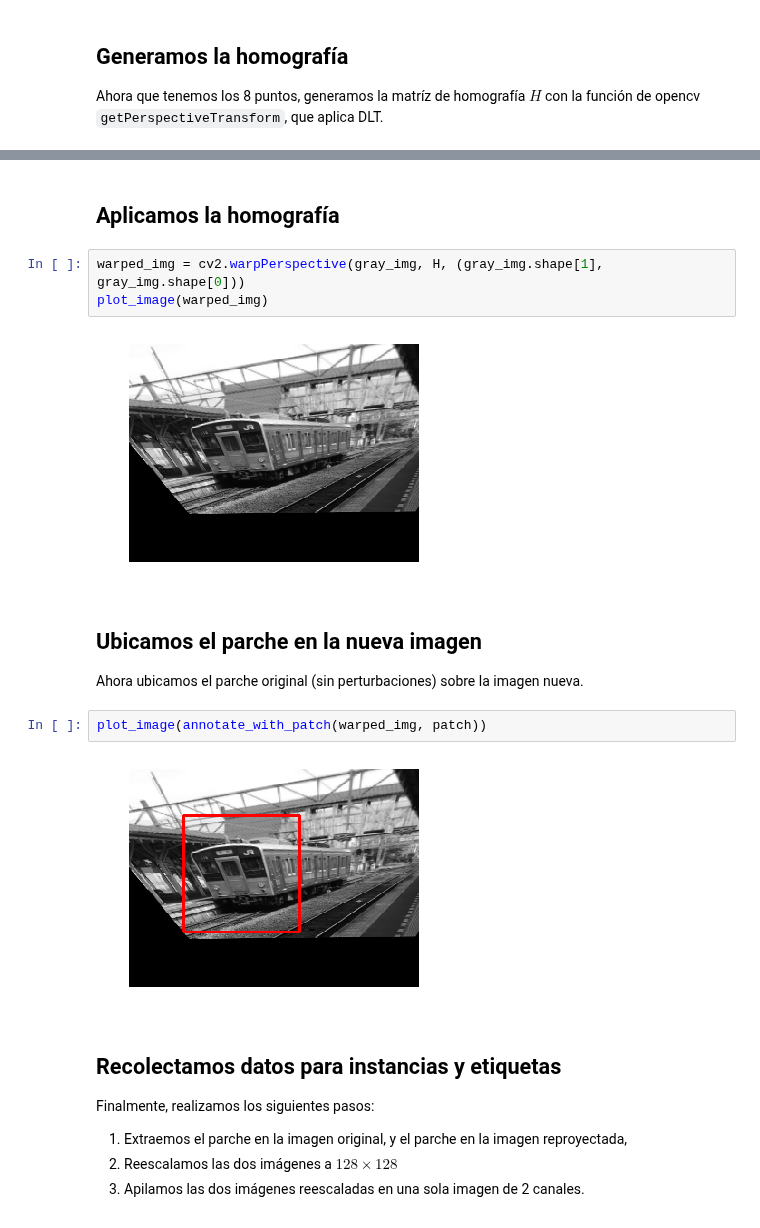
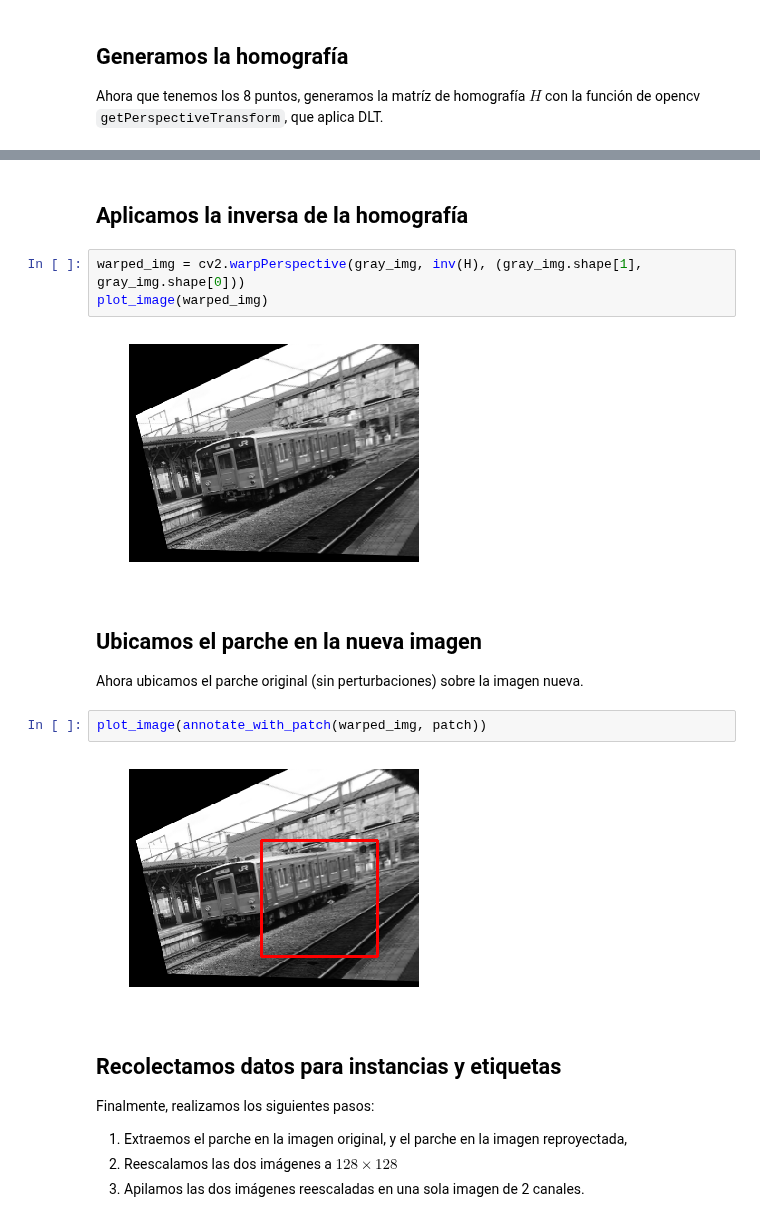
Before and after one commit to munshkr/vc-2018-2c, a Jupyter notebook: tp/Dataset.ipynb, the cells around one changed output, grey strips where cells are left out. Cells and saved outputs as stored; diff of their text form.

Commit message:
tp: Correcciones en Dataset
Faltaba usar la inversa de H, y además, la etiqueta es el delta entre los parches.

```diff
--- a/tp/Dataset.ipynb
+++ b/tp/Dataset.ipynb
@@ -94,10 +94,10 @@ array([[ 1.14936526e+00,  8.89079759e-01, -8.25979764e+01],
 # %% [markdown]
-## Aplicamos la homografía
+## Aplicamos la inversa de la homografía
 # %%
-warped_img = cv2.warpPerspective(gray_img, H, (gray_img.shape[1], gray_img.shape[0]))
+warped_img = cv2.warpPerspective(gray_img, inv(H), (gray_img.shape[1], gray_img.shape[0]))
 plot_image(warped_img)
 # %% [output]
-[figure, old version]
+[figure, new version]
 # %% [markdown]
 ## Ubicamos el parche en la nueva imagen
 
@@ -105,7 +105,7 @@ Ahora ubicamos el parche original (sin perturbaciones) sobre la imagen nueva.
 # %%
 plot_image(annotate_with_patch(warped_img, patch))
 # %% [output]
-[figure, old version]
+[figure, new version]
 # %% [markdown]
 ## Recolectamos datos para instancias y etiquetas
 
```
Also changed, not shown: parts of 11 cells of this notebook.
